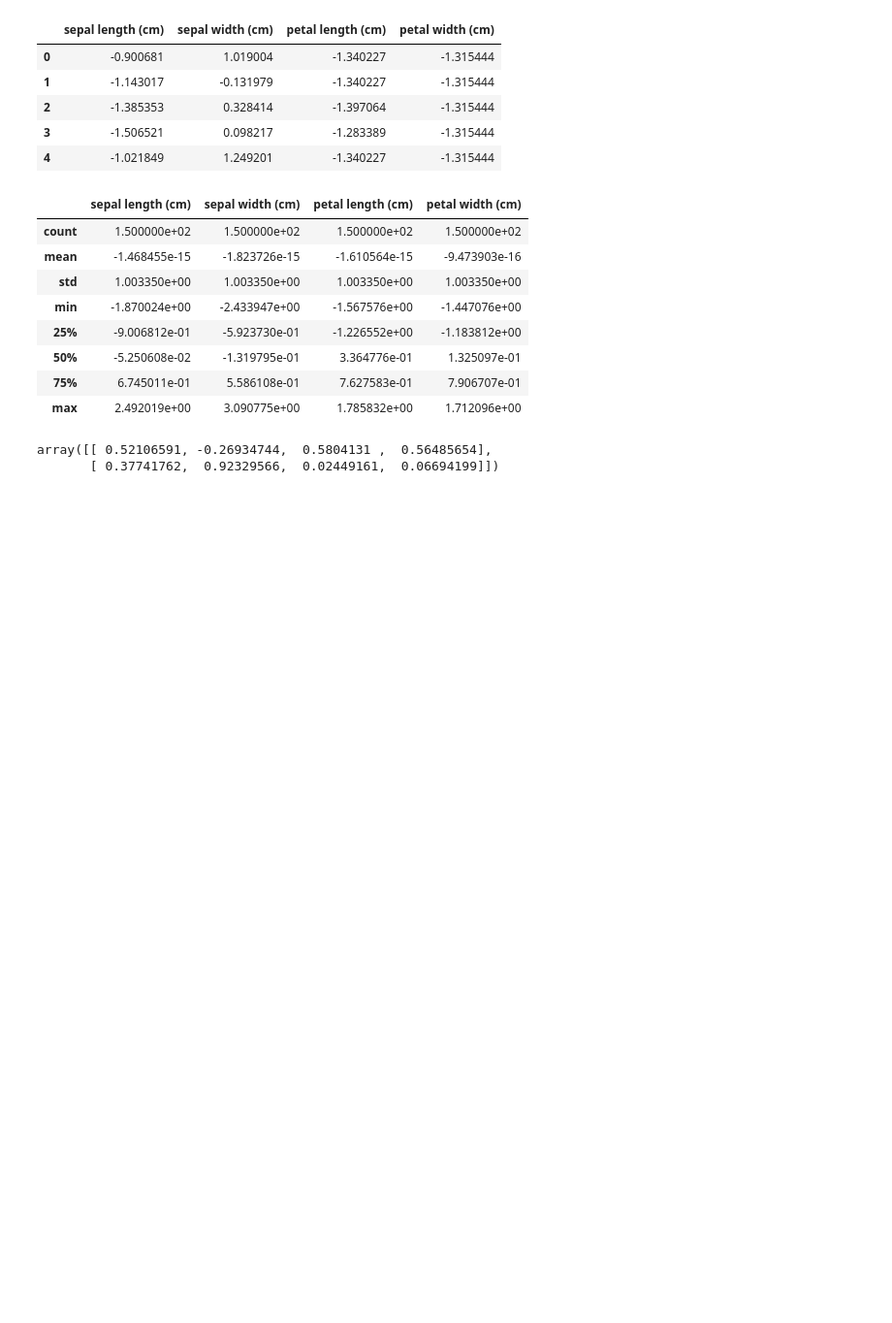
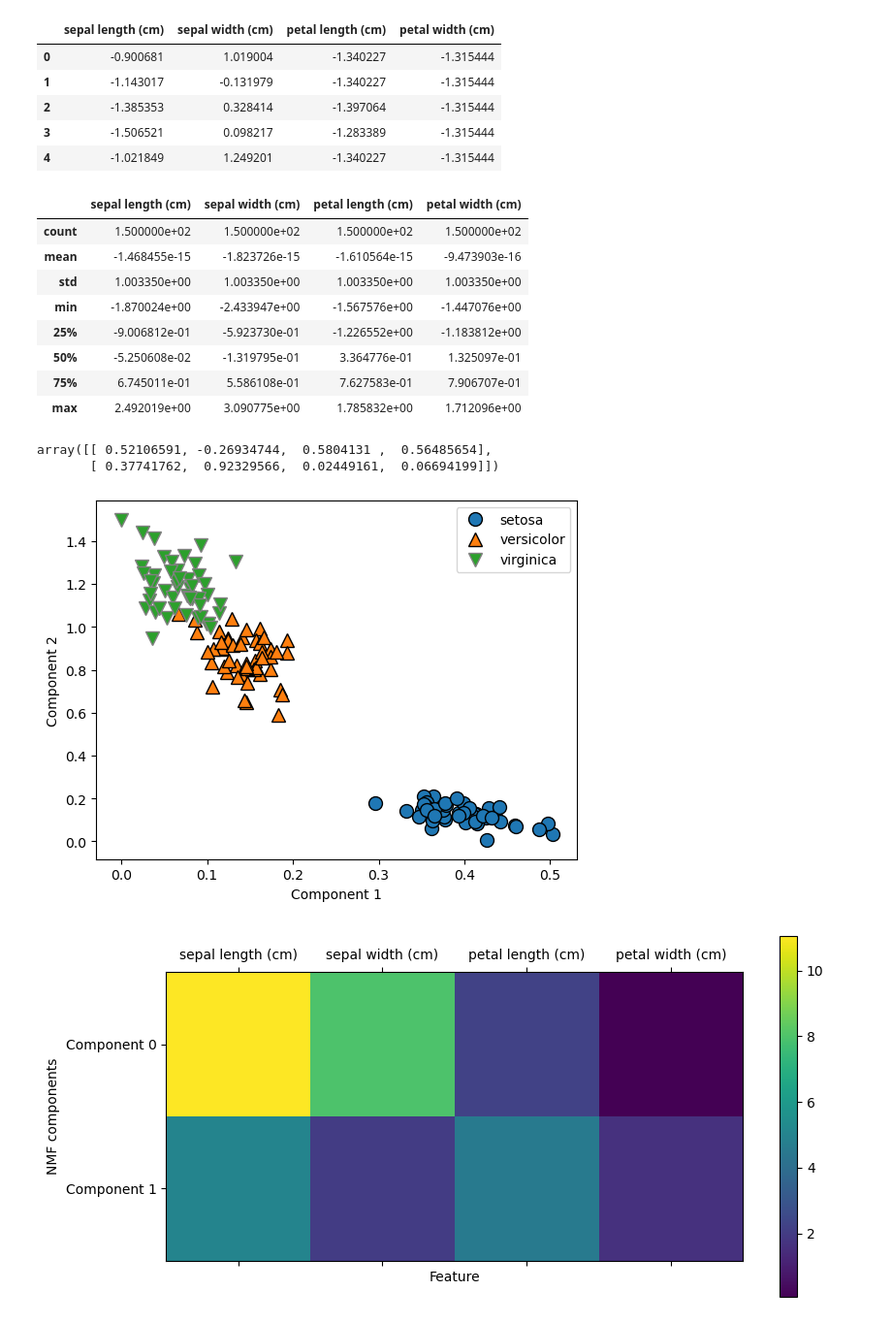
Before and after one commit to adachi0612/iris_work, a Jupyter notebook: analyze_iris_ruito_adachi.ipynb, the cells around one changed output. Shown at 97% size. Drawn from its saved outputs; the diff is of its cells as text; code cells hidden in the pictures; blank space fills up the shorter version.

```diff
--- a/analyze_iris_ruito_adachi.ipynb
+++ b/analyze_iris_ruito_adachi.ipynb
@@ -176,3 +177,9 @@ X_pca.components_# 教師なしなので、この結果を評価してみよう
 # %% [output]
 array([[ 0.52106591, -0.26934744,  0.5804131 ,  0.56485654],
        [ 0.37741762,  0.92329566,  0.02449161,  0.06694199]])
+# %%
+# 教科書のNMFの内容を、irisでやってみます。
+X_scaled, df_nmf, X_nmf = iris.plot_nmf(n_components=2)# 教師なしなので、この結果を評価してみよう！
+# %% [output]
+[figure, added]
+[figure, added]
```
Also changed, not shown: parts of 6 cells of this notebook, 1 other file.
